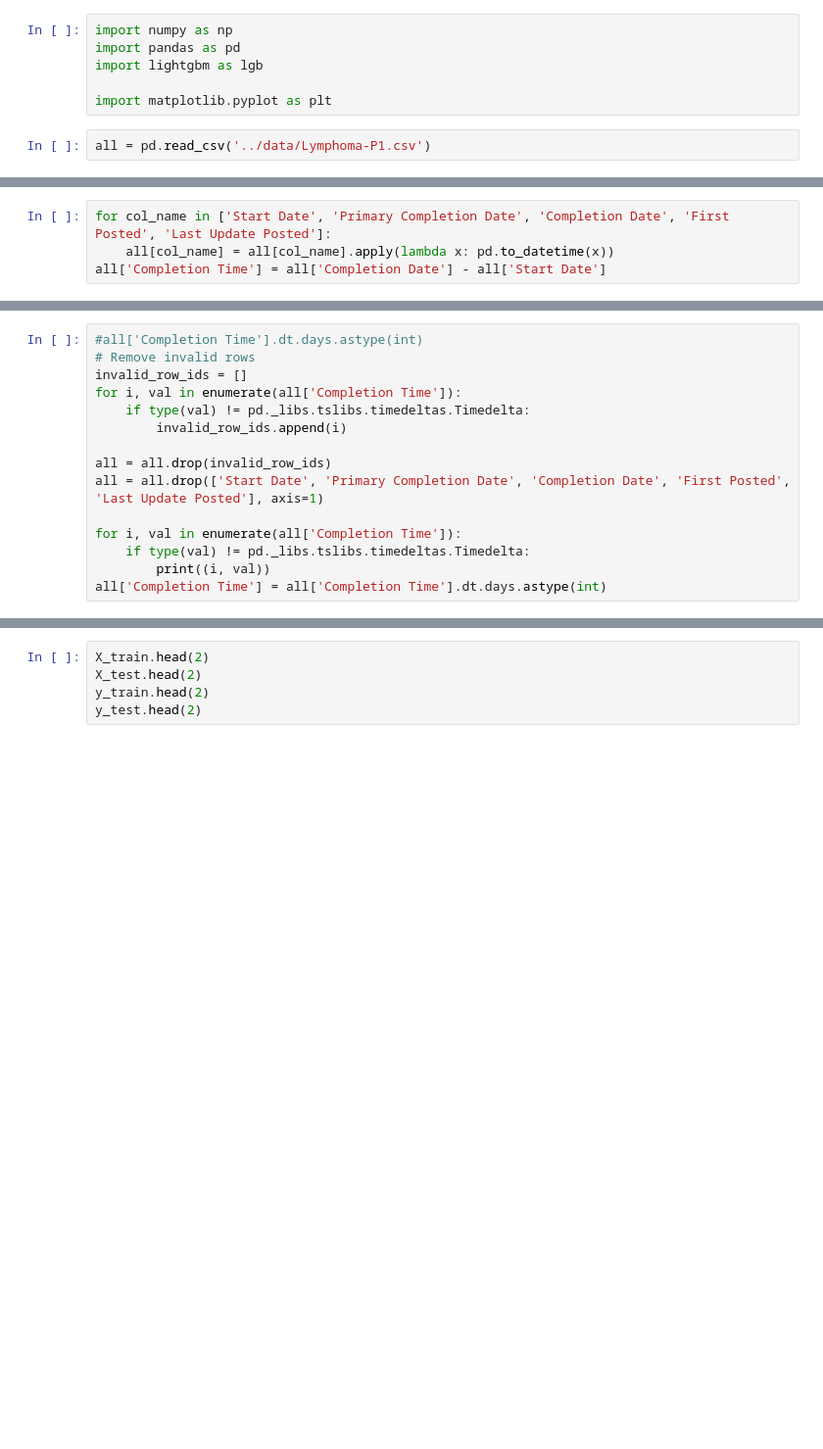
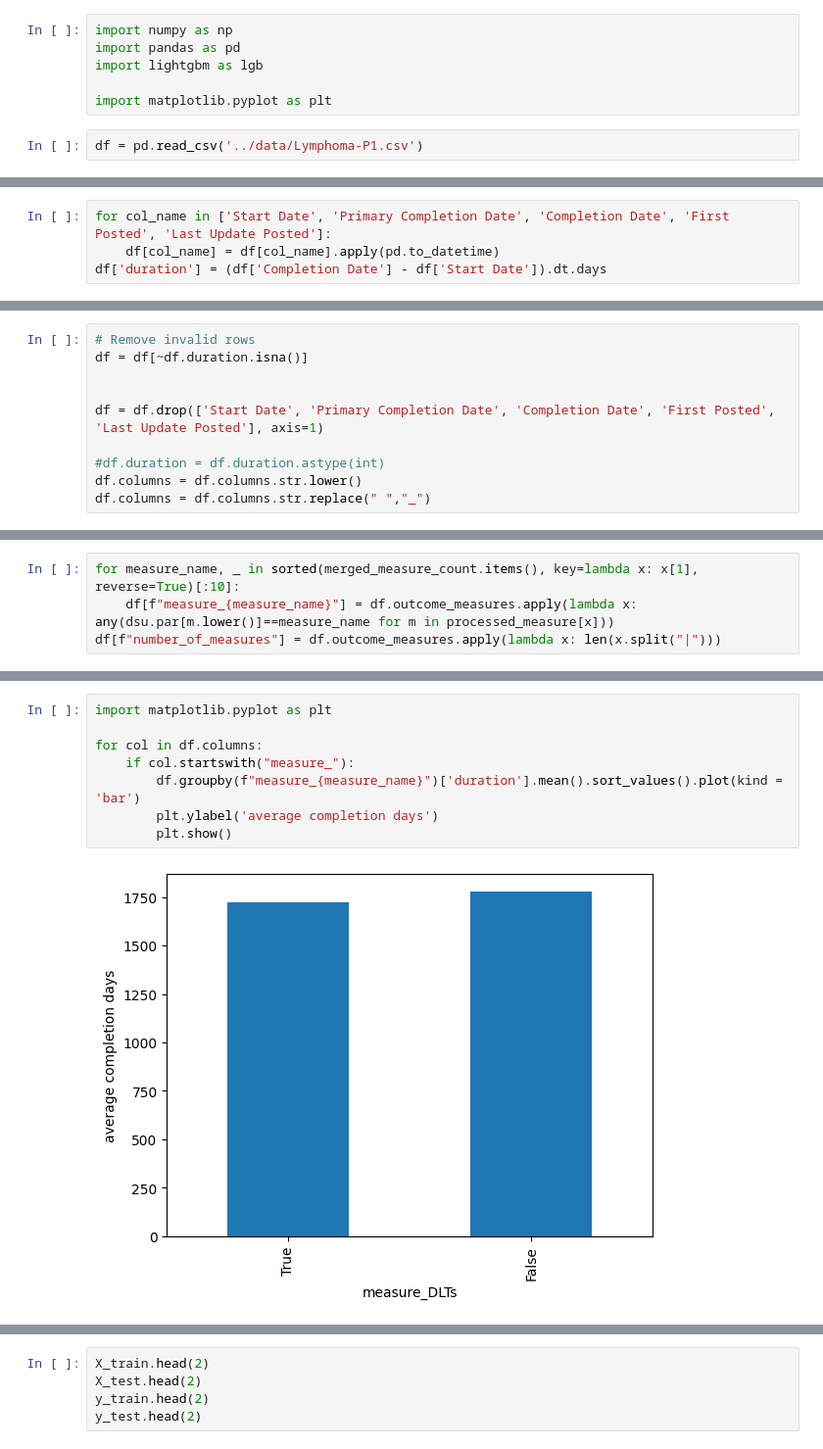
Before and after one commit to judichunt/clinical-studies-duration, a Jupyter notebook: src/Untitled.ipynb, the cells around one changed output, grey strips where cells are left out. Shown at 98% size. Cells and saved outputs as stored; diff of their text form; blank space fills up the shorter version.

Commit message:
rewrite pandas processing. analyze outcome measures

```diff
--- a/src/Untitled.ipynb
+++ b/src/Untitled.ipynb
@@ -5,5 +5,5 @@ import lightgbm as lgb
 
 import matplotlib.pyplot as plt
 # %%
-all = pd.read_csv('../data/Lymphoma-P1.csv')
+df = pd.read_csv('../data/Lymphoma-P1.csv')
 # %%
@@ -11,5 +24,5 @@ all.head(10)
 # %%
 for col_name in ['Start Date', 'Primary Completion Date', 'Completion Date', 'First Posted', 'Last Update Posted']:
-    all[col_name] = all[col_name].apply(lambda x: pd.to_datetime(x))
-all['Completion Time'] = all['Completion Date'] - all['Start Date']
+    df[col_name] = df[col_name].apply(pd.to_datetime)
+df['duration'] = (df['Completion Date'] - df['Start Date']).dt.days
 # %%
@@ -17,16 +43,11 @@ all.head(10)
 # %%
-#all['Completion Time'].dt.days.astype(int)
 # Remove invalid rows
-invalid_row_ids = []
-for i, val in enumerate(all['Completion Time']):
-    if type(val) != pd._libs.tslibs.timedeltas.Timedelta:
-        invalid_row_ids.append(i)
+df = df[~df.duration.isna()]
 
-all = all.drop(invalid_row_ids)
-all = all.drop(['Start Date', 'Primary Completion Date', 'Completion Date', 'First Posted', 'Last Update Posted'], axis=1)
 
-for i, val in enumerate(all['Completion Time']):
-    if type(val) != pd._libs.tslibs.timedeltas.Timedelta:
-        print((i, val))
-all['Completion Time'] = all['Completion Time'].dt.days.astype(int)
+df = df.drop(['Start Date', 'Primary Completion Date', 'Completion Date', 'First Posted', 'Last Update Posted'], axis=1)
+
+#df.duration = df.duration.astype(int)
+df.columns = df.columns.str.lower()
+df.columns = df.columns.str.replace(" ","_")
 # %%
@@ -58,0 +209,4 @@ all = all.drop(invalid_row_ids)
+# %%
+for measure_name, _ in sorted(merged_measure_count.items(), key=lambda x: x[1], reverse=True)[:10]:
+    df[f"measure_{measure_name}"] = df.outcome_measures.apply(lambda x: any(dsu.par[m.lower()]==measure_name for m in processed_measure[x]))
+df[f"number_of_measures"] = df.outcome_measures.apply(lambda x: len(x.split("|")))
@@ -58,0 +235,10 @@ all = all.drop(invalid_row_ids)
+# %%
+import matplotlib.pyplot as plt
+
+for col in df.columns:
+    if col.startswith("measure_"):
+        df.groupby(f"measure_{measure_name}")['duration'].mean().sort_values().plot(kind = 'bar')
+        plt.ylabel('average completion days')
+        plt.show()
+# %% [output]
+[figure, added]
```
Also changed, not shown: parts of 9 cells of this notebook, 3 other files.
